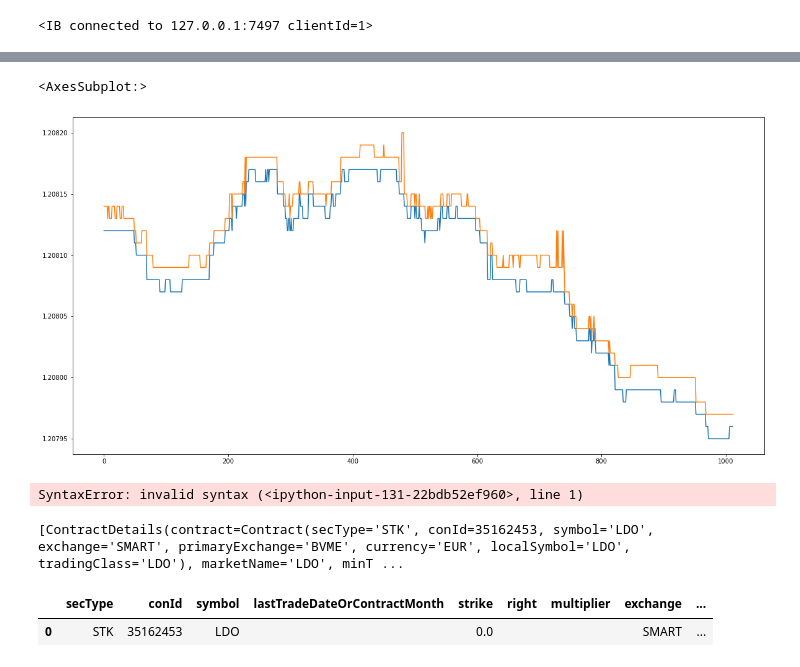
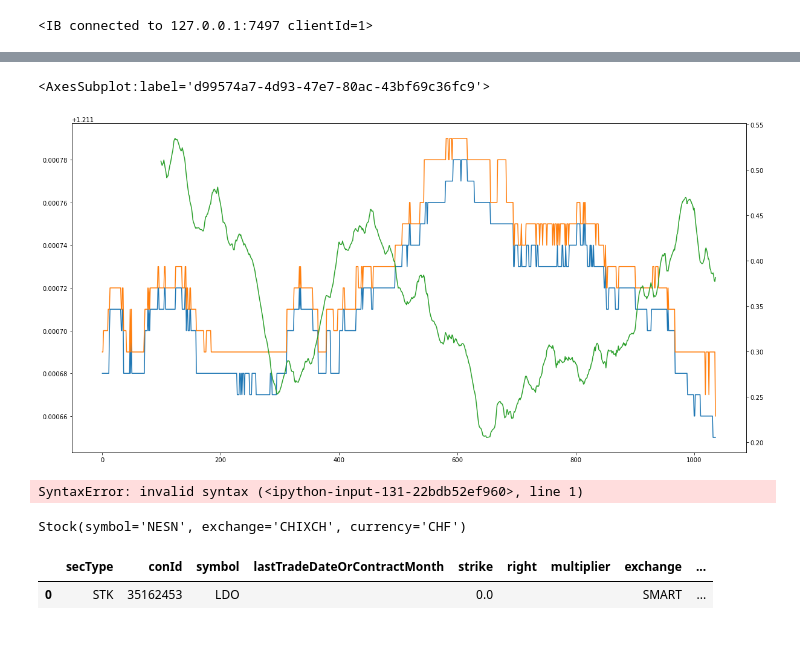
Before and after one commit to jaNGOB/IB_trader, a Jupyter notebook: tests.ipynb, the cells around one changed output, grey strips where cells are left out. Drawn from its saved outputs; the diff is of its cells as text; code cells hidden in the pictures; blank space fills up the shorter version.

Commit message:
Market Maker Strategy

```diff
--- a/tests.ipynb
+++ b/tests.ipynb
@@ -28,3 +28,8 @@ for tick in ticks:
 # %%
 df = pd.DataFrame(df)
 df.columns = ['time', 'bidSize', 'bid', 'ask', 'askSize']
+# %%
+df['mid'] = (df.ask + df.bid) / 2
+(df.mid-0.00002).plot(figsize=(20,10))
+df.ask.plot()
+df.bid.plot()
@@ -30,0 +97,5 @@ df.columns = ['time', 'bidSize', 'bid', 'ask', 'askSize']
+# %%
+df['ratio'] = (df.bidSize / (df.askSize+df.bidSize))
+df['spread'] = df.ask - df.bid
+df['bid_lagged'] = df.bid.shift(50)
+df['ratio_ma'] = df.ratio.rolling(100).mean()
@@ -31,9 +104,11 @@ df.columns = ['time', 'bidSize', 'bid', 'ask', 'askSize']
 # %%
 df.bid.plot(figsize=(20,10))
 df.ask.plot()
+#df.bid.shift(50).plot()
+df.ratio_ma.plot(secondary_y=True)
 # %% [output]
-<AxesSubplot:>
+<AxesSubplot:label='d99574a7-4d93-47e7-80ac-43bf69c36fc9'>
-[figure, old version]
+[figure, new version]
 # %%
 contracts = [Stock(pair) for pair in (secIdType='ISIN', secId='IT0003856405')]
 ib.qualifyContracts(*contracts)
@@ -47,8 +122,8 @@ ldo = Stock('LDO', 'SMART', 'EUR')
 cds = ib.reqContractDetails(ldo)
-# %%
-cds
-# %% [output]
-[ContractDetails(contract=Contract(secType='STK', conId=35162453, symbol='LDO', exchange='SMART', primaryExchange='BVME', currency='EUR', localSymbol='LDO', tradingClass='LDO'), marketName='LDO', minT ...
+# %%
+ldo
+# %% [output]
+Stock(symbol='NESN', exchange='CHIXCH', currency='CHF')
 # %%
 contracts = [cd.contract for cd in cds]
 util.df(contracts)
```
Also changed, not shown: parts of 21 cells of this notebook, 2 other files.
